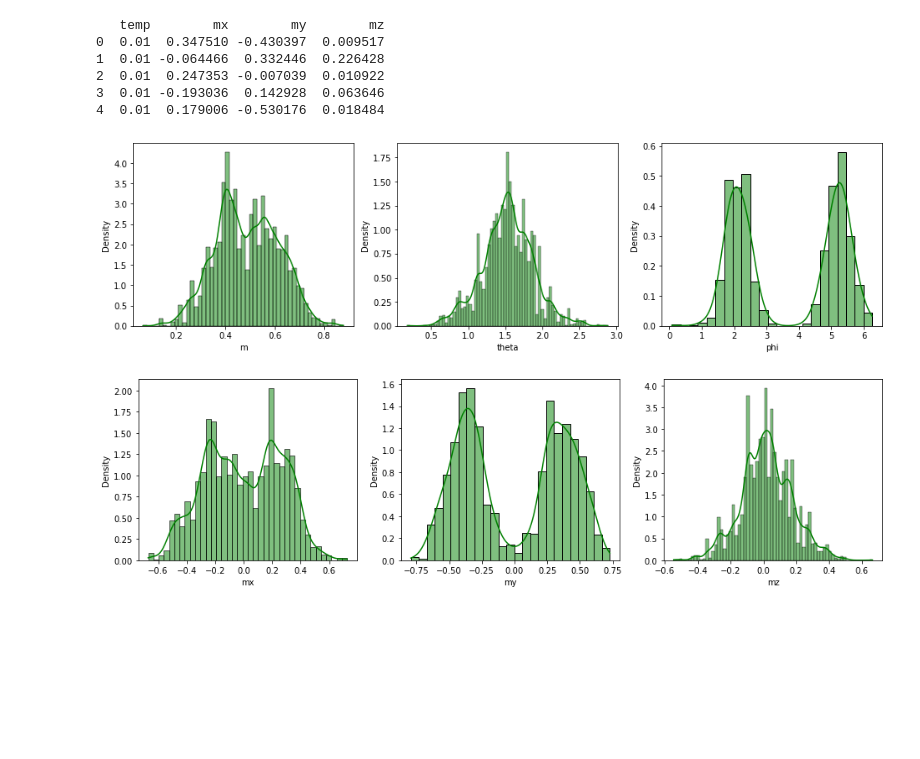
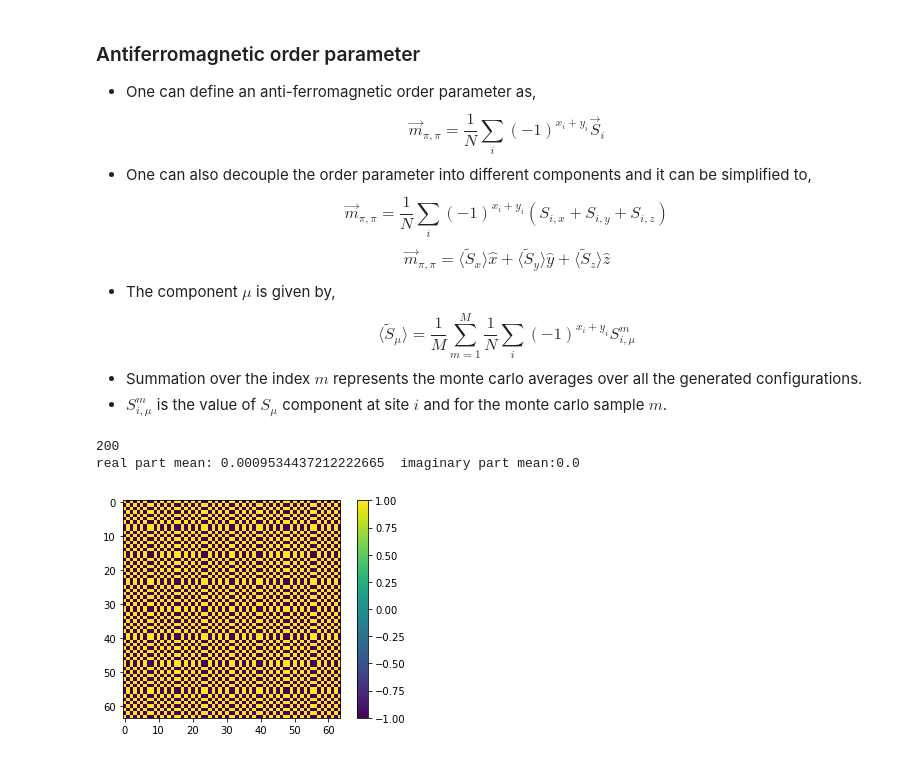
Before and after one commit to Shashi1a/tca_ptca, a Jupyter notebook: spinspincorr.ipynb, the cells around one changed output. Drawn from its saved outputs; the diff is of its cells as text; code cells hidden in the pictures; blank space fills up the shorter version.

```diff
--- a/spinspincorr.ipynb
+++ b/spinspincorr.ipynb
@@ -20,6 +20,25 @@ e^{\iota \vec{q}.(\vec{r_{i}}-\vec{r_{j}})} = e^{\iota( q_{x}\delta{x_{ij}} + q_
 \end{equation}
 * Here $p$ is the sum over the different monte-carlo configurations.
 * The sum is performed for all the spin components.
+# %% [markdown]
+### Antiferromagnetic order parameter
+* One can define an anti-ferromagnetic order parameter as,
+\begin{equation}
+\vec{m}_{\pi,\pi} = \frac{1}{N}\sum_{i}(-1)^{x_{i} + y_{i}}\vec{S}_{i}
+\end{equation}
+* One can also decouple the order parameter into different components and it can be simplified to,
+\begin{equation}
+\vec{m}_{\pi,\pi} = \frac{1}{N}\sum_{i}(-1)^{x_{i} + y_{i}}(S_{i,x} + S_{i,y} + S_{i,z})
+\end{equation}
+\begin{equation}
+\vec{m}_{\pi,\pi} = \langle \tilde{S}_{x} \rangle\hat{x} + \langle \tilde{S}_{y} \rangle \hat{y} + \langle \tilde{S}_{z} \rangle \hat{z}
+\end{equation}
+* The component $\mu$ is given by,
+\begin{equation}
+\langle \tilde{S}_{\mu} \rangle =  \frac{1}{M}\sum_{m=1}^{M} \frac{1}{N} \sum_{i}(-1)^{x_{i}+y_{i}}S^{m}_{i,\mu}
+\end{equation}
+* Summation over the index $m$ represents the monte carlo averages over all the generated configurations.
+* $S^{m}_{i,\mu}$ is the value of $S_{\mu}$ component at site $i$ and for the monte carlo sample $m$.
 # %%
 import numpy as np
 import pandas as pd
@@ -295,13 +366,12 @@ sf.getFile()
 #sf.filedict
 ## load data for temp = 0.01
 sf.loadData(0.01)
-
+print(sf.nmc)
 #print(sf.df.head())
 
 ### calcualte each component
 sf.calc_comp()
-
-print(sf.compdf.head())
+sf.opcalc()
 
 ### scatter plot distribution of m,theta,phi
 #sf.plotpx(sf.df, 'm', 'theta', 'phi', 'temp')
@@ -309,14 +379,19 @@ print(sf.compdf.head())
 ### scatter plot of mx,my,mz
 #sf.plotpx(sf.compdf, 'mx', 'my', 'mz', 'temp')
 
-sf.plothist(sf.df,'m','theta','phi')
-sf.plothist(sf.compdf, 'mx', 'my', 'mz')
+#sf.plothist(sf.df,'m','theta','phi')
+#sf.plothist(sf.compdf, 'mx', 'my', 'mz')
+
+## construct the q grid
+sf.qxqyvals(0, 0)
+
+## calculate the spin-spin correlation functin for each component
+cm = (1./(200*sf.n_sites**2))*sf.correlationfn()
+
+## averaged value of the real component of the structure factor
+print(f'real part mean: {cm.real}  imaginary part mean:{cm.imag.mean()}')
+
+#sf.qphase
 # %% [output]
-   temp        mx        my        mz
-0  0.01  0.347510 -0.430397  0.009517
-1  0.01 -0.064466  0.332446  0.226428
-2  0.01  0.247353 -0.007039  0.010922
-3  0.01 -0.193036  0.142928  0.063646
-4  0.01  0.179006 -0.530176  0.018484
+200
+real part mean: 0.0009534437212222665  imaginary part mean:0.0
-[figure, removed]
-[figure, removed]
@@ -327 +398,7 @@ cmat3 = sf.correlationfn(3)
+# %%
+plt.imshow(sf.qphase.real)
+plt.colorbar()
+plt.show()
+# %% [output]
+[figure, added]
 # %%
```
Also changed, not shown: parts of 17 cells of this notebook.
